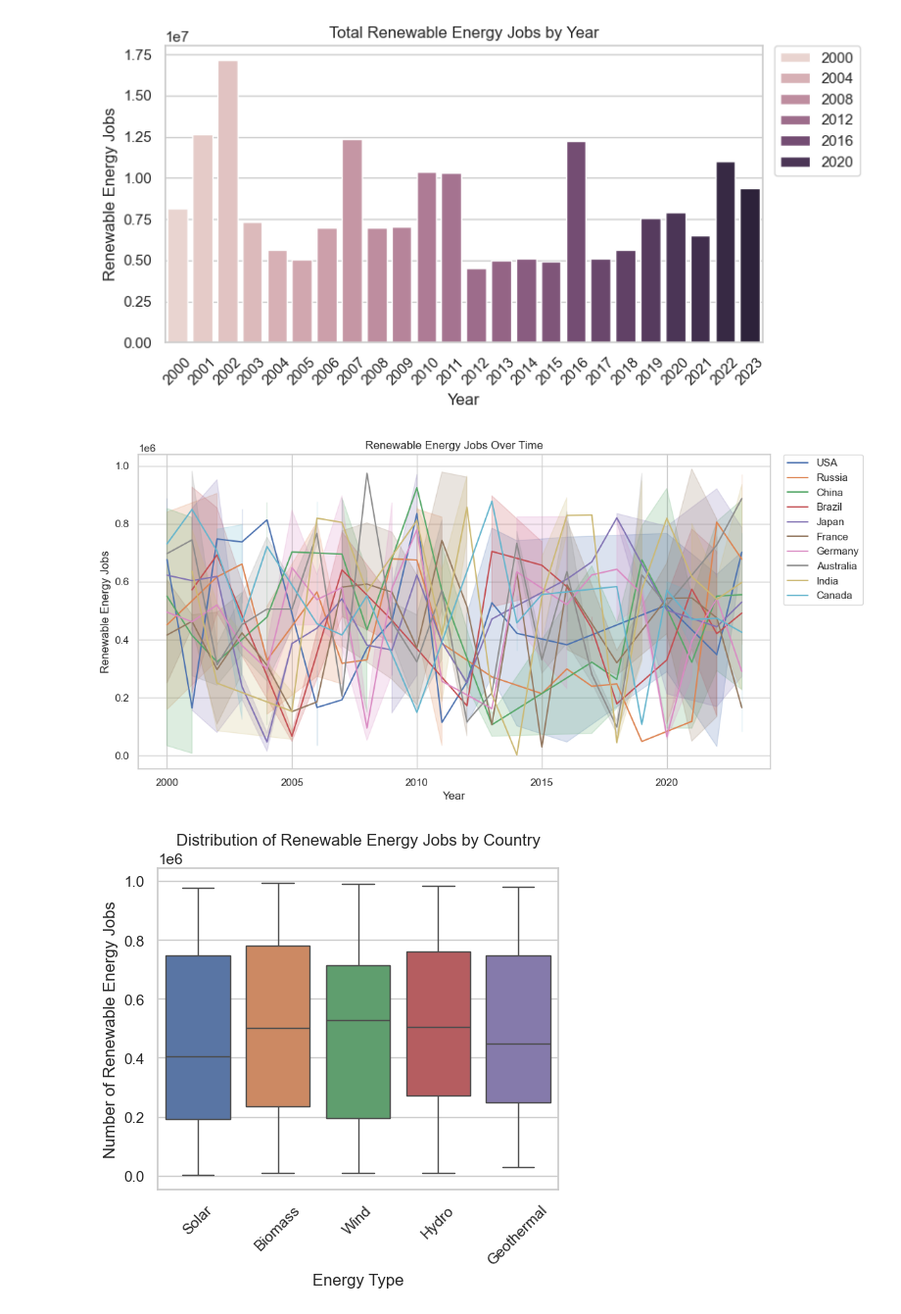
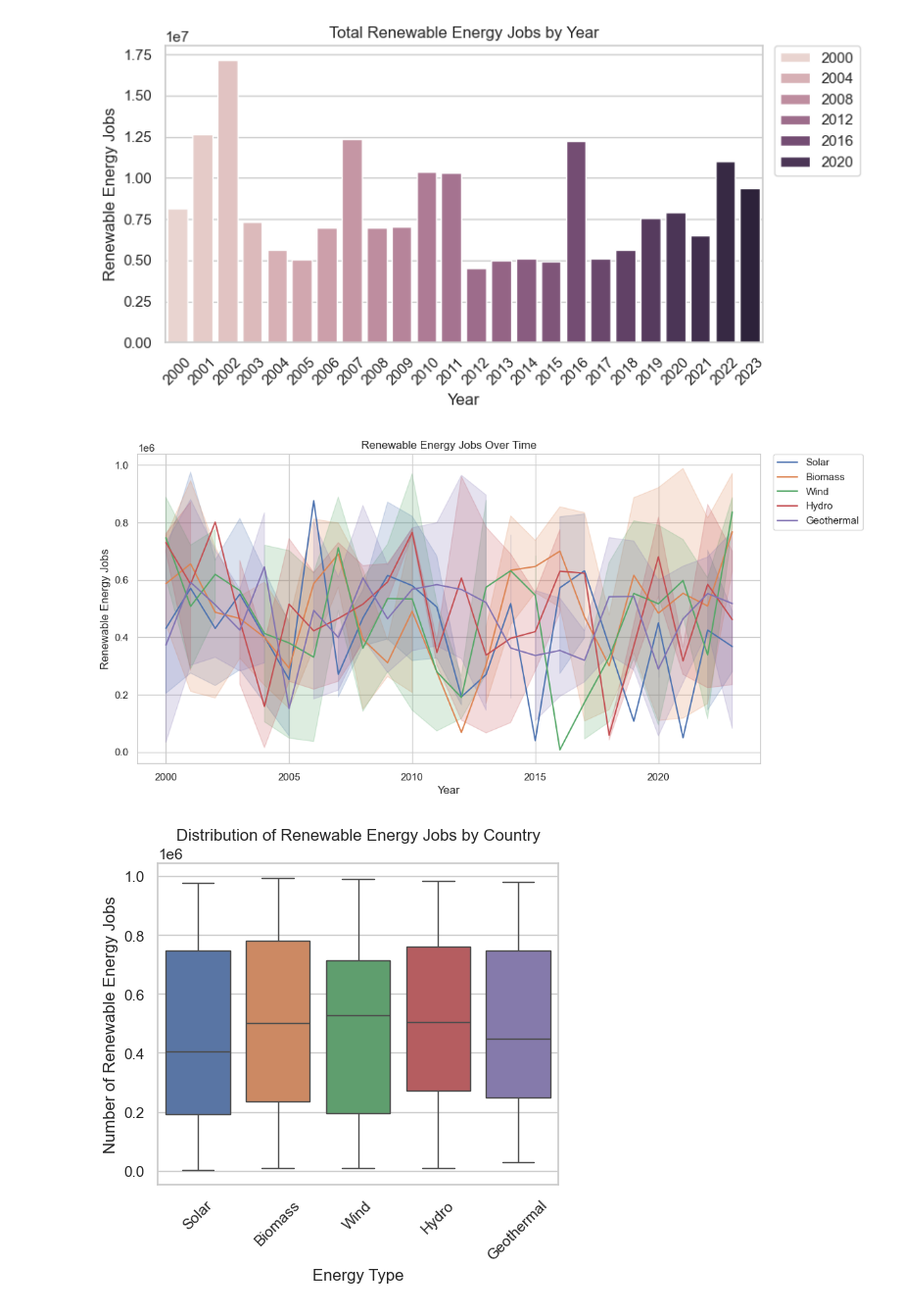
Before and after one commit to arnelimperial/greenergy, a Jupyter notebook: eda1.ipynb, the cells around one changed output. Shown at 98% size. Saved outputs shown, nothing was run; the diff lists cells and outputs as text; code cells hidden in the pictures.

```diff
--- a/eda1.ipynb
+++ b/eda1.ipynb
@@ -278,13 +278,13 @@ plt.show()
 [figure]
 # %%
 plt.figure(figsize=(12,6))
-sns.lineplot(x='Year', y='Renewable Energy Jobs', data=df, hue='Country')
+sns.lineplot(x='Year', y='Renewable Energy Jobs', data=df, hue='Energy Type')
 #place legend outside top right corner of plot
 plt.legend(bbox_to_anchor=(1.02, 1), loc='upper left', borderaxespad=0)
 plt.title('Renewable Energy Jobs Over Time')
 plt.show()
 # %% [output]
-[figure, old version]
+[figure, new version]
 # %%
 # Distribution by Energy Type
 plt.figure(figsize=(5, 5))
```
Also changed, not shown: 3 other files.
